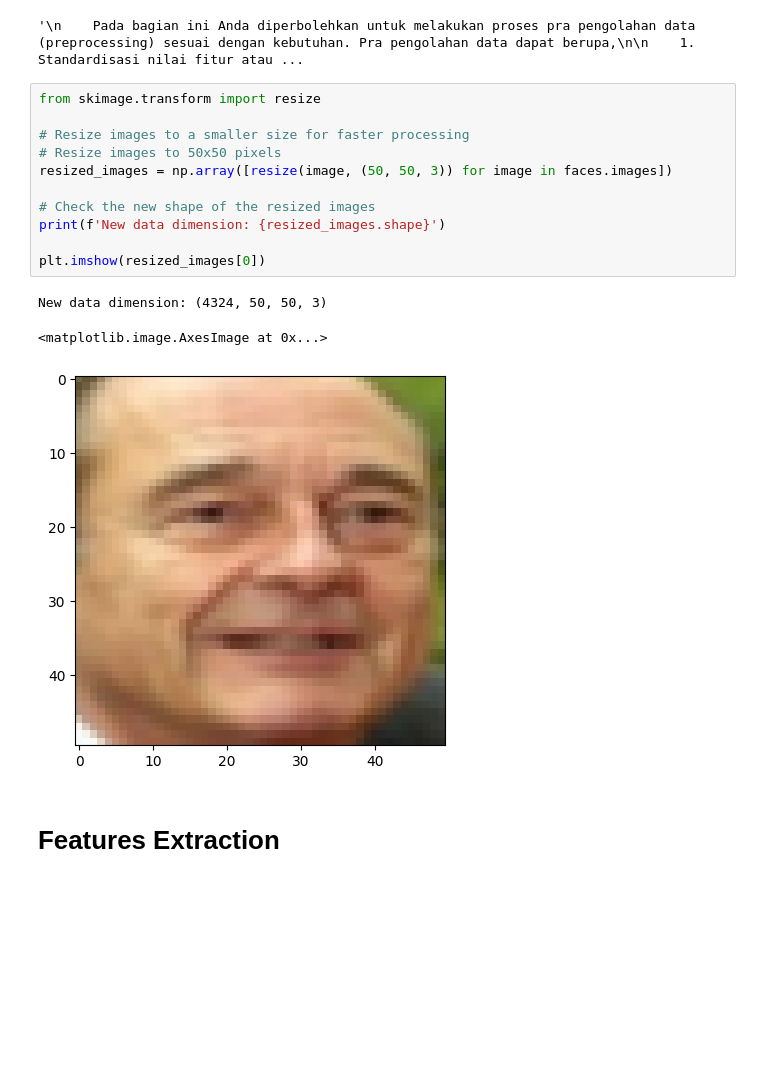
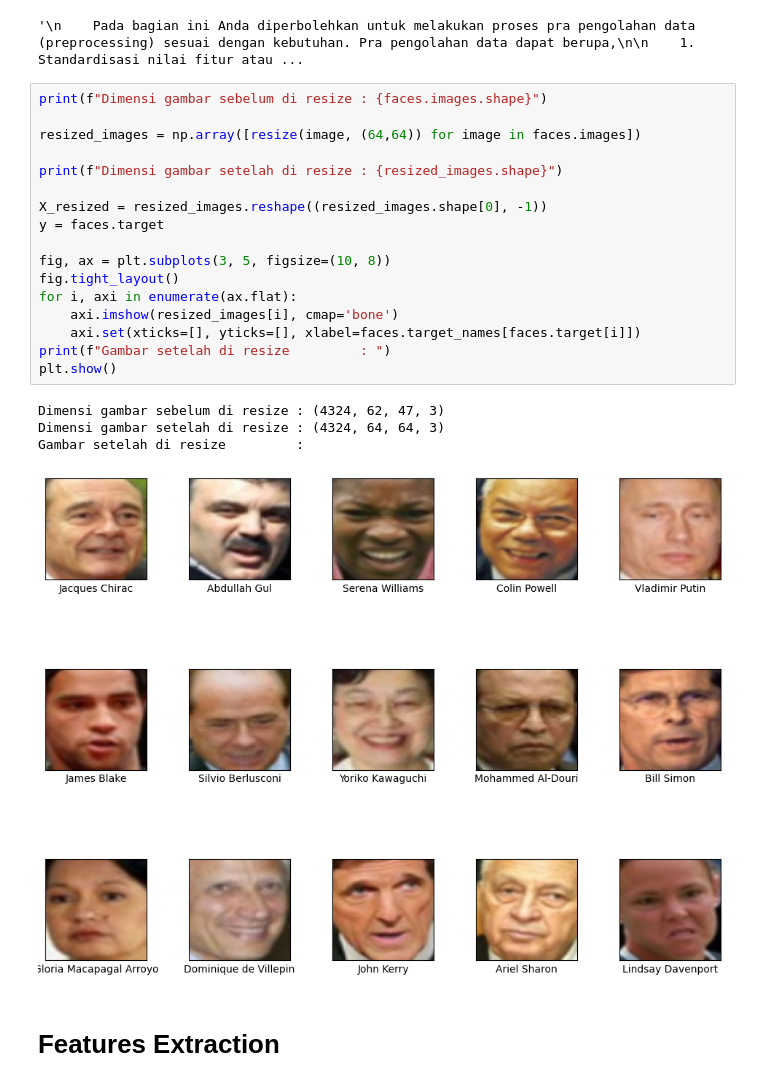
Before and after one commit to Fyodor-DOs/02_2241720083_Machine-Learning, a Jupyter notebook: Pertemuan 5 (Kuis 1)/Kuis1_boilerplate_Kelompok6.ipynb, the cells around one changed output. Drawn from its saved outputs; the diff is of its cells as text; blank space fills up the shorter version.

```diff
--- a/Pertemuan 5 (Kuis 1)/Kuis1_boilerplate_Kelompok6.ipynb
+++ b/Pertemuan 5 (Kuis 1)/Kuis1_boilerplate_Kelompok6.ipynb
@@ -92,21 +92,28 @@ for i, axi in enumerate(ax.flat):
 '''
 # %% [output]
 '\n    Pada bagian ini Anda diperbolehkan untuk melakukan proses pra pengolahan data (preprocessing) sesuai dengan kebutuhan. Pra pengolahan data dapat berupa,\n\n    1. Standardisasi nilai fitur atau ...
-# %%
-from skimage.transform import resize
-
-# Resize images to a smaller size for faster processing
-# Resize images to 50x50 pixels
-resized_images = np.array([resize(image, (50, 50, 3)) for image in faces.images])
-
-# Check the new shape of the resized images
-print(f'New data dimension: {resized_images.shape}')
-
-plt.imshow(resized_images[0])
-# %% [output]
-New data dimension: (4324, 50, 50, 3)
-<matplotlib.image.AxesImage at 0x...>
-[figure, removed]
+# %%
+print(f"Dimensi gambar sebelum di resize : {faces.images.shape}")
+
+resized_images = np.array([resize(image, (64,64)) for image in faces.images])
+
+print(f"Dimensi gambar setelah di resize : {resized_images.shape}")
+
+X_resized = resized_images.reshape((resized_images.shape[0], -1))
+y = faces.target
+
+fig, ax = plt.subplots(3, 5, figsize=(10, 8))
+fig.tight_layout()
+for i, axi in enumerate(ax.flat):
+    axi.imshow(resized_images[i], cmap='bone')
+    axi.set(xticks=[], yticks=[], xlabel=faces.target_names[faces.target[i]])
+print(f"Gambar setelah di resize         : ")
+plt.show()
+# %% [output]
+Dimensi gambar sebelum di resize : (4324, 62, 47, 3)
+Dimensi gambar setelah di resize : (4324, 64, 64, 3)
+Gambar setelah di resize         :
+[figure, added]
 # %% [markdown]
 # Features Extraction
 # %%
```
Also changed, not shown: parts of 11 cells of this notebook.
